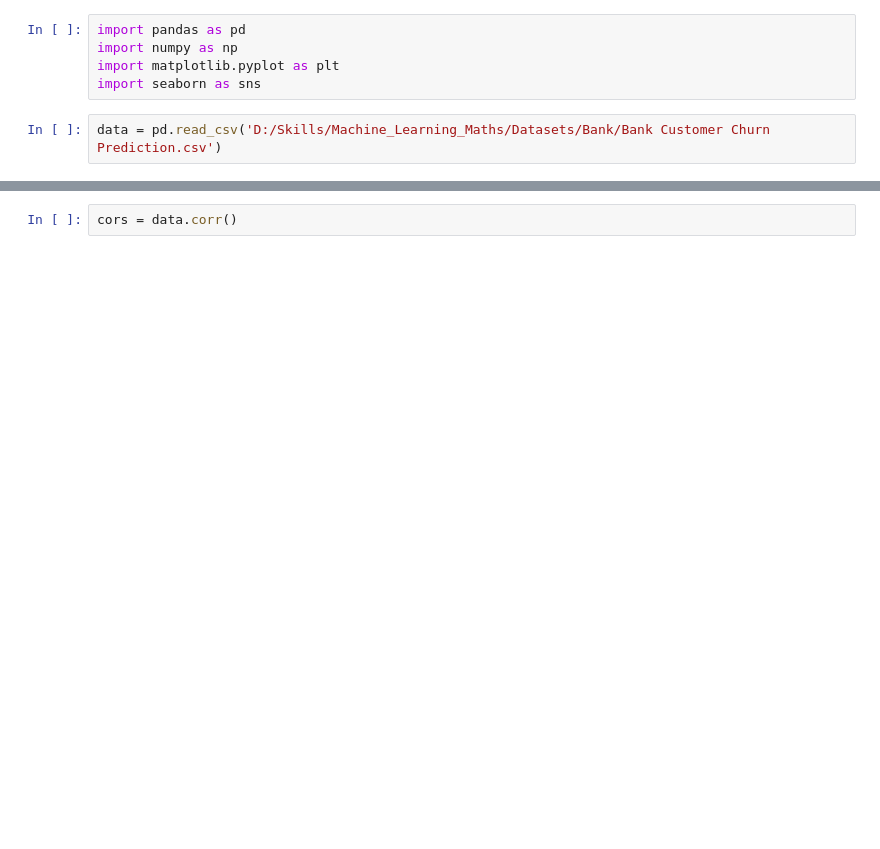
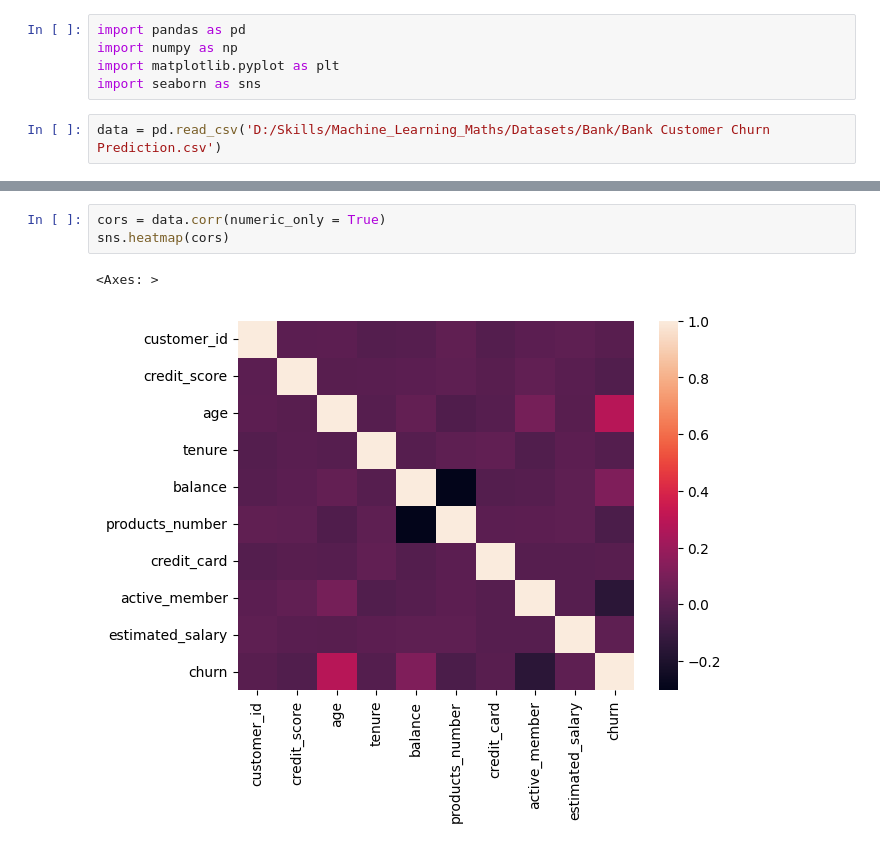
Before and after one commit to prachishende007/Machine_Learning_Maths, a Jupyter notebook: Models/Logistic_Reg.ipynb, the cells around one changed output, grey strips where cells are left out. Drawn from its saved outputs; the diff is of its cells as text; blank space fills up the shorter version.

```diff
--- a/Models/Logistic_Reg.ipynb
+++ b/Models/Logistic_Reg.ipynb
@@ -15,4 +15,8 @@ data.head()
 | 3 | 15701354 | 699 | France | Female | 39 | 1 | 0.00 | 2 | 0 | ... |
 | 4 | 15737888 | 850 | Spain | Female | 43 | 2 | 125510.82 | 1 | 1 | ... |
 # %%
-cors = data.corr()
+cors = data.corr(numeric_only = True)
+sns.heatmap(cors)
+# %% [output]
+<Axes: >
+[figure, added]
```
Also changed, not shown: parts of 20 cells of this notebook.
